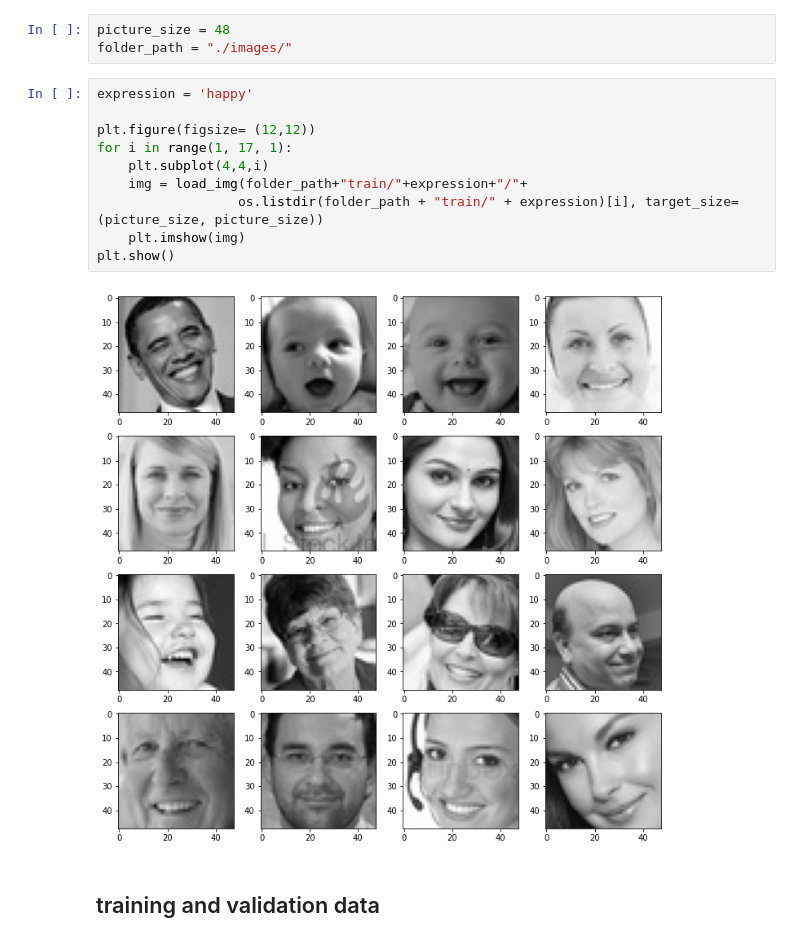
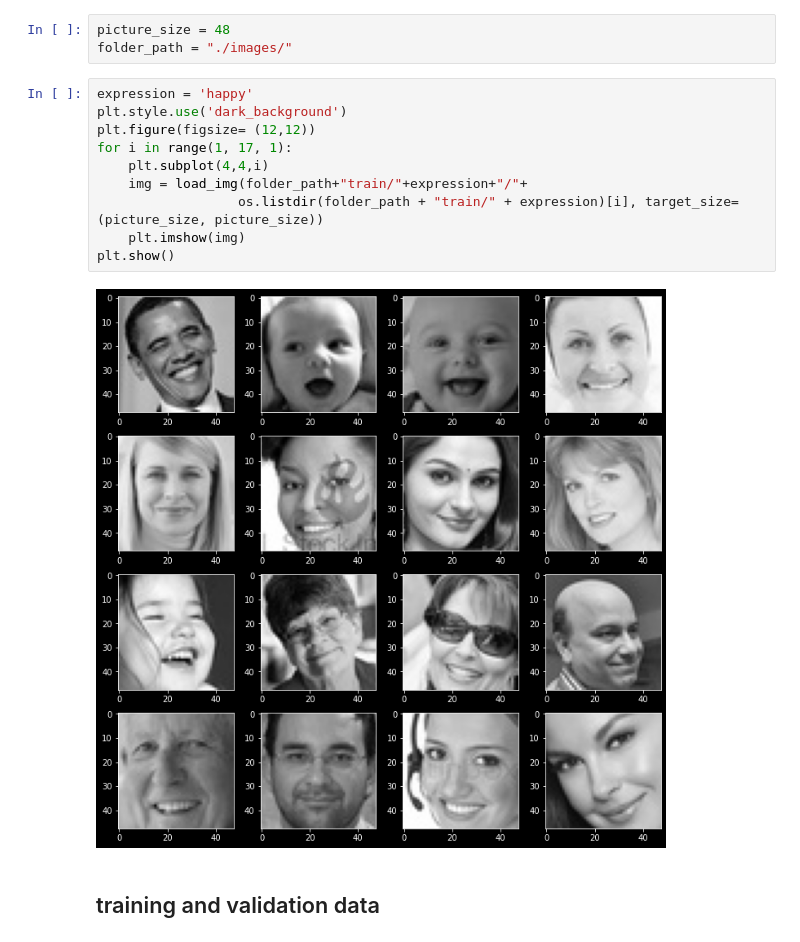
Before and after one commit to JalalChowdhury/emotion-detection_CNN, a Jupyter notebook: emotion-detector_CNN.ipynb, the cells around one changed output. Drawn from its saved outputs; the diff is of its cells as text.

```diff
--- a/emotion-detector_CNN.ipynb
+++ b/emotion-detector_CNN.ipynb
@@ -21,15 +21,15 @@ picture_size = 48
 folder_path = "./images/"
 # %%
 expression = 'happy'
-
+plt.style.use('dark_background')
 plt.figure(figsize= (12,12))
 for i in range(1, 17, 1):
     plt.subplot(4,4,i)
     img = load_img(folder_path+"train/"+expression+"/"+
                   os.listdir(folder_path + "train/" + expression)[i], target_size=(picture_size, picture_size))
     plt.imshow(img)
 plt.show()
 # %% [output]
-[figure, old version]
+[figure, new version]
 # %% [markdown]
 ## training and validation data
```
Also changed, not shown: parts of 8 cells of this notebook, 3 other files.
